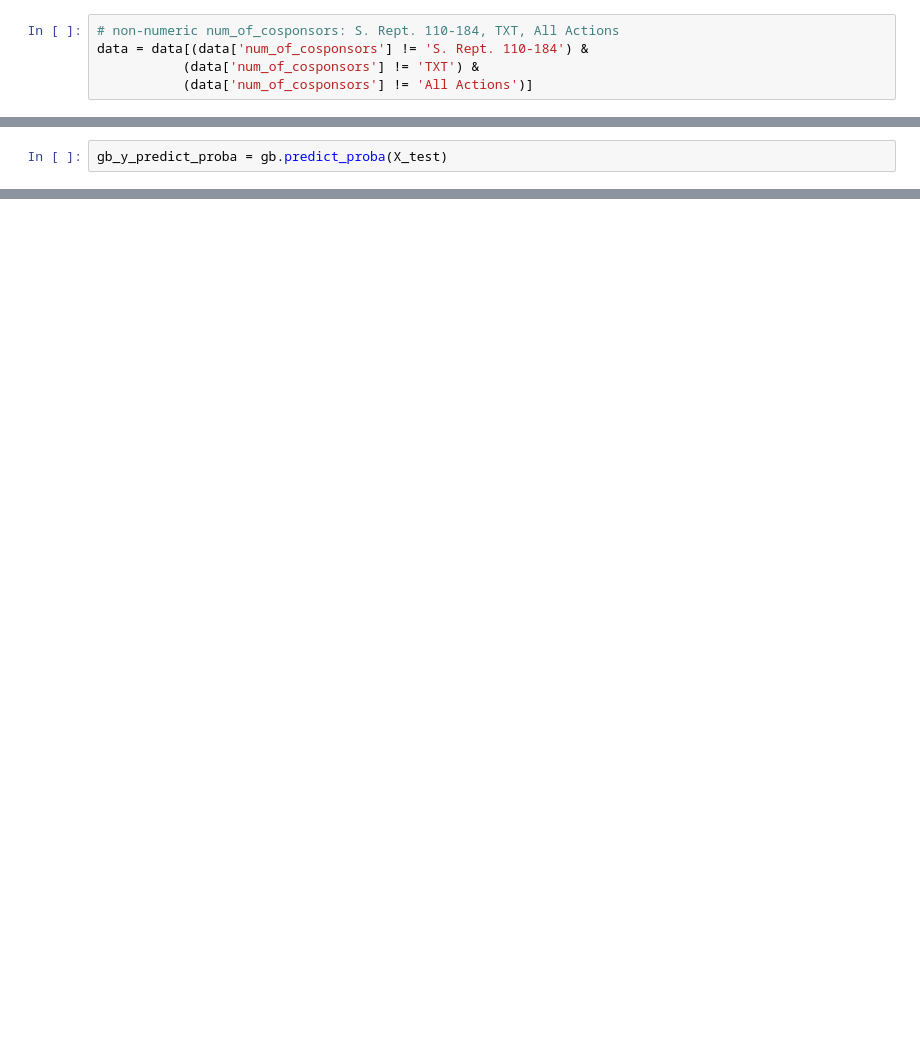
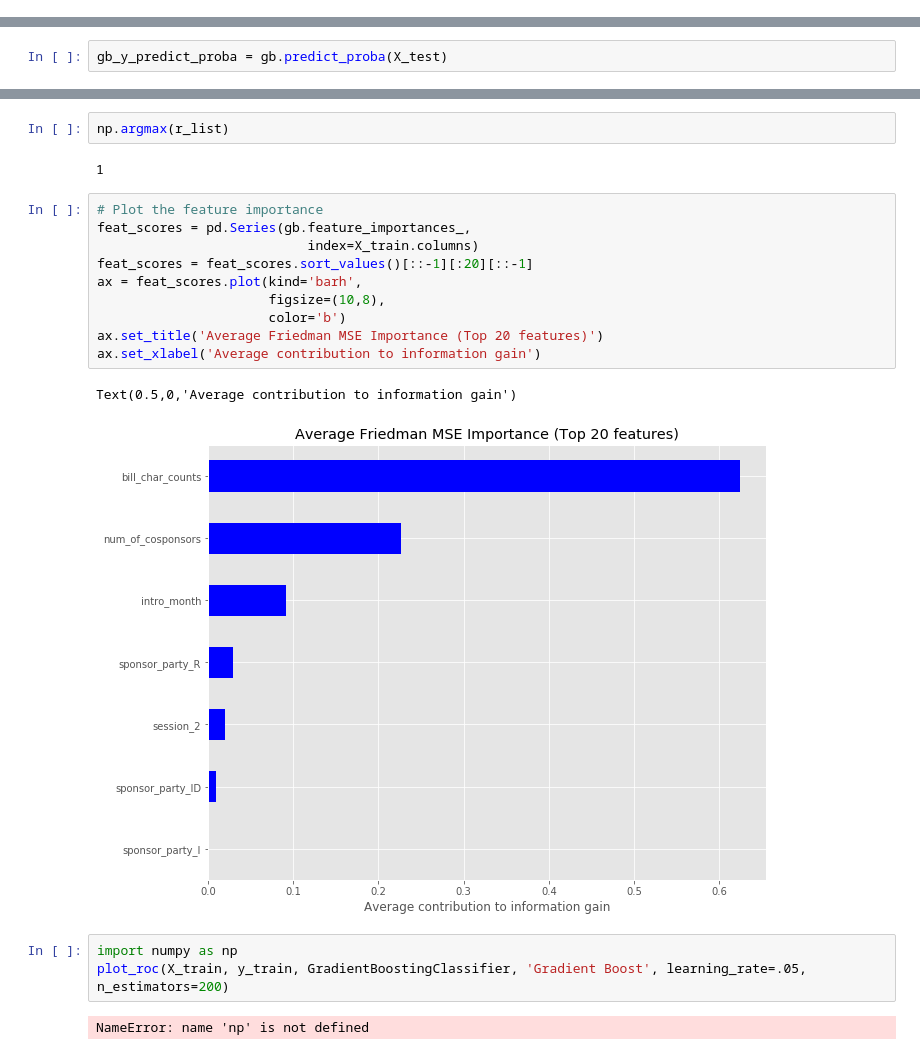
Before and after one commit to BruceZu/galvanize_capstone, a Jupyter notebook: src/boosting_models.ipynb, the cells around one changed output, grey strips where cells are left out. Cells and saved outputs as stored; diff of their text form; blank space fills up the shorter version.

```diff
--- a/src/boosting_models.ipynb
+++ b/src/boosting_models.ipynb
@@ -49,5 +37,0 @@ Data is from the 110th Congress (2007) to present
-# %%
-# non-numeric num_of_cosponsors: S. Rept. 110-184, TXT, All Actions
-data = data[(data['num_of_cosponsors'] != 'S. Rept. 110-184') &
-           (data['num_of_cosponsors'] != 'TXT') &
-           (data['num_of_cosponsors'] != 'All Actions')]
@@ -181,0 +206,22 @@ array([0.03681157, 0.02743223, 0.02473705, ..., 0.02669435, 0.0311765 ,
+# %%
+np.argmax(r_list)
+# %% [output]
+1
+# %%
+# Plot the feature importance
+feat_scores = pd.Series(gb.feature_importances_,
+                           index=X_train.columns)
+feat_scores = feat_scores.sort_values()[::-1][:20][::-1]
+ax = feat_scores.plot(kind='barh',
+                      figsize=(10,8),
+                      color='b')
+ax.set_title('Average Friedman MSE Importance (Top 20 features)')
+ax.set_xlabel('Average contribution to information gain')
+# %% [output]
+Text(0.5,0,'Average contribution to information gain')
+[figure, added]
+# %%
+import numpy as np
+plot_roc(X_train, y_train, GradientBoostingClassifier, 'Gradient Boost', learning_rate=.05, n_estimators=200)
+# %% [output]
+NameError: name 'np' is not defined
```
Also changed, not shown: parts of 14 cells of this notebook, 3 other files.
